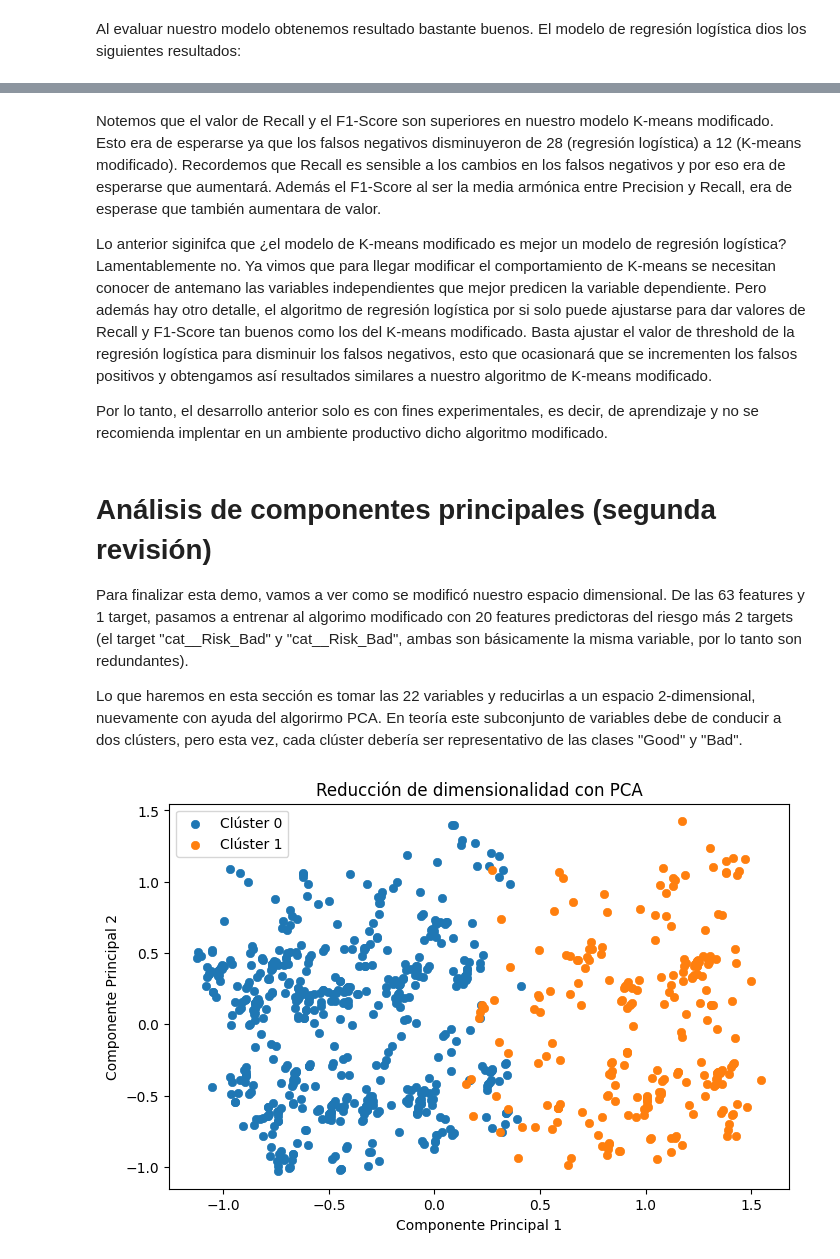
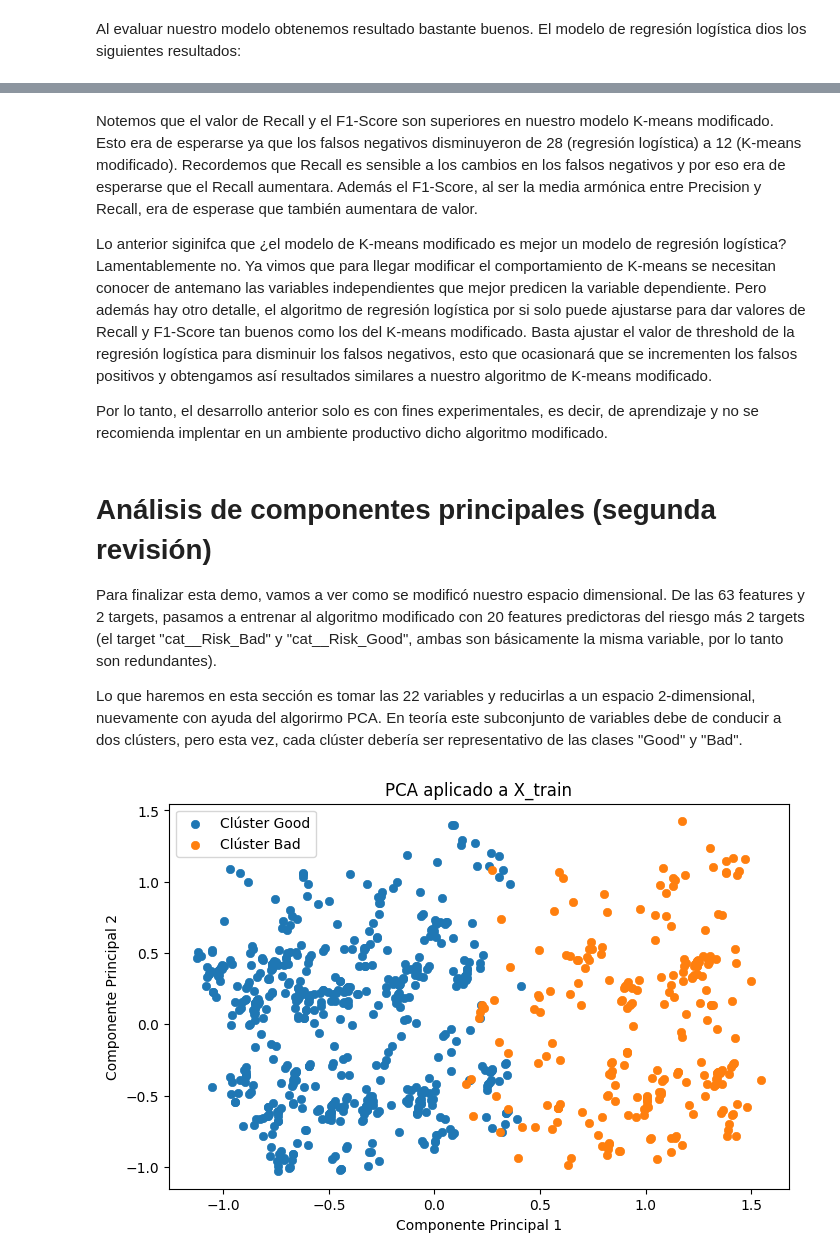
Before and after one commit to Crescencio1/Credit_Risk_Analysis, a Jupyter notebook: CreditRiskAnalysis-K-Means.ipynb, the cells around one changed output, grey strips where cells are left out. Saved outputs shown, nothing was run; the diff lists cells and outputs as text; code cells hidden in the pictures.

```diff
--- a/CreditRiskAnalysis-K-Means.ipynb
+++ b/CreditRiskAnalysis-K-Means.ipynb
@@ -349,40 +349,41 @@ F1       : 0.5818181818181818
 # %% [markdown]
-Notemos que el valor de Recall y el F1-Score son superiores en nuestro modelo K-means modificado. Esto era de esperarse ya que los falsos negativos disminuyeron de 28 (regresión logística) a 12 (K-means modificado). Recordemos que Recall es sensible a los cambios en los falsos negativos y por eso era de esperarse que aumentará. Además el F1-Score al ser la media armónica entre Precision y Recall, era de esperase que también aumentara de valor.
+Notemos que el valor de Recall y el F1-Score son superiores en nuestro modelo K-means modificado. Esto era de esperarse ya que los falsos negativos disminuyeron de 28 (regresión logística) a 12 (K-means modificado). Recordemos que Recall es sensible a los cambios en los falsos negativos y por eso era de esperarse que el Recall aumentara. Además el F1-Score, al ser la media armónica entre Precision y Recall, era de esperase que también aumentara de valor.
 
 Lo anterior siginifca que ¿el modelo de K-means modificado es mejor un modelo de regresión logística? Lamentablemente no. Ya vimos que para llegar modificar el comportamiento de K-means se necesitan conocer de antemano las variables independientes que mejor predicen la variable dependiente. Pero además hay otro detalle, el algoritmo de regresión logística por si solo puede ajustarse para dar valores de Recall y F1-Score tan buenos como los del K-means modificado. Basta ajustar el valor de threshold de la regresión logística para disminuir los falsos negativos, esto que ocasionará que se incrementen los falsos positivos y obtengamos así resultados similares a nuestro algoritmo de K-means modificado.
 
 Por lo tanto, el desarrollo anterior solo es con fines experimentales, es decir, de aprendizaje y no se recomienda implentar en un ambiente productivo dicho algoritmo modificado.
 # %% [markdown]
 # Análisis de componentes principales (segunda revisión)
-Para finalizar esta demo, vamos a ver como se modificó nuestro espacio dimensional. De las 63 features y 1 target, pasamos a entrenar al algorimo modificado con 20 features predictoras del riesgo más 2 targets (el target "cat__Risk_Bad" y "cat__Risk_Bad", ambas son básicamente la misma variable, por lo tanto son redundantes).
+Para finalizar esta demo, vamos a ver como se modificó nuestro espacio dimensional. De las 63 features y 2 targets, pasamos a entrenar al algoritmo modificado con 20 features predictoras del riesgo más 2 targets (el target "cat__Risk_Bad" y "cat__Risk_Good", ambas son básicamente la misma variable, por lo tanto son redundantes).
 
 Lo que haremos en esta sección es tomar las 22 variables y reducirlas a un espacio 2-dimensional, nuevamente con ayuda del algorirmo PCA. En teoría este subconjunto de variables debe de conducir a dos clústers, pero esta vez, cada clúster debería ser representativo de las clases "Good" y "Bad".
 # %%
 # Definimos el modelo
 model_pca = PCA(n_components=2)
 
 # Entrenamiento del modelo y obtención del resultado
 X_pca = model_pca.fit_transform(X_train)
 
 # Graficar cada cluster
 plt.figure(figsize=(8, 5))
+categorias = ["Good","Bad"]
 
 for cluster in [0, 1]: #Recordemos que para la columna cat__Risk_Bad 1 representa la categoria positiva "Bad"
     mask = X_train["cat__Risk_Bad"] == cluster
 
     plt.scatter(
         X_pca[mask, 0],
         X_pca[mask, 1],
-        label=f"Clúster {cluster}",
+        label=f"Clúster {categorias[cluster]}",
         linewidth=0.5
     )
 
 plt.xlabel("Componente Principal 1")
 plt.ylabel("Componente Principal 2")
-plt.title("Reducción de dimensionalidad con PCA")
+plt.title("PCA aplicado a X_train")
 plt.legend()
 
 plt.show()
 # %% [output]
-[figure, old version]
+[figure, new version]
 # %% [markdown]
```
Also changed, not shown: parts of 12 cells of this notebook.
